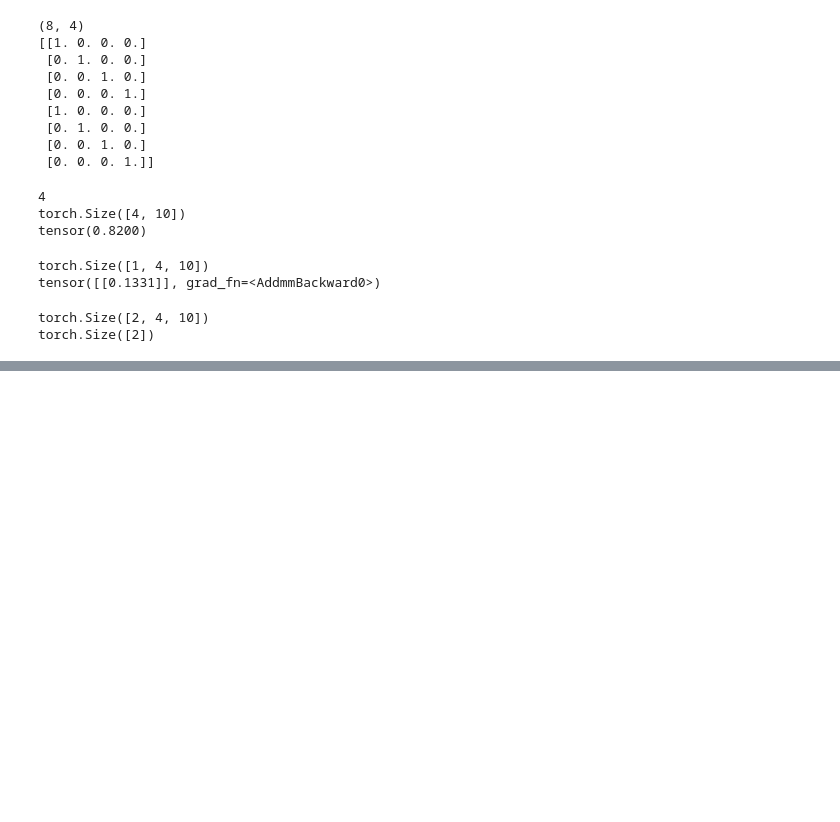
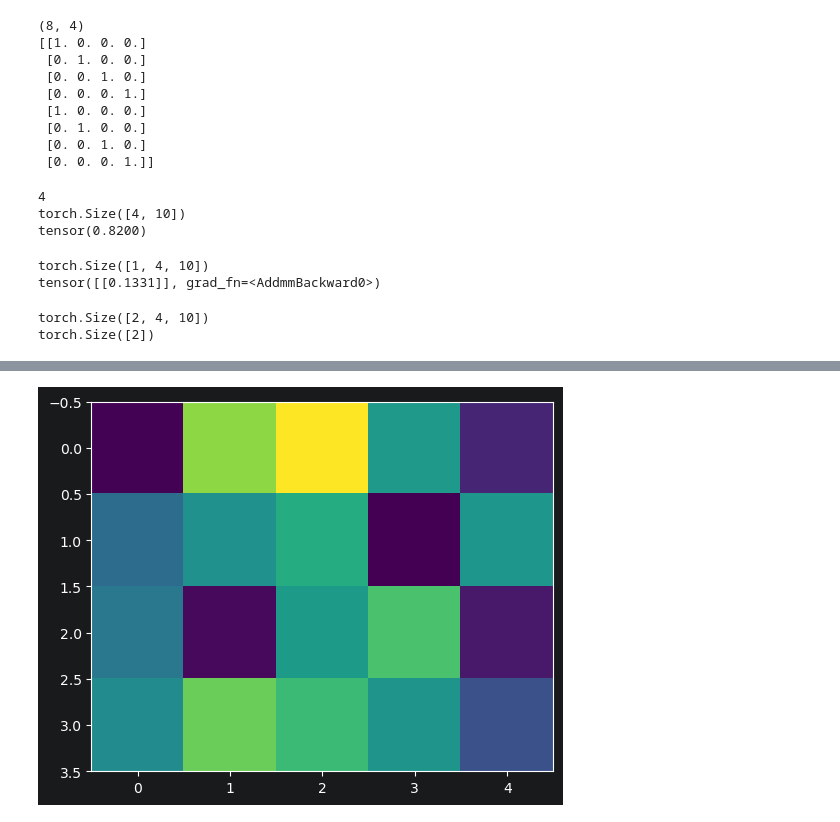
Before and after one commit to huntersair/chromatintune, a Jupyter notebook: notebooks/testing.ipynb, the cells around one changed output, grey strips where cells are left out. Drawn from its saved outputs; the diff is of its cells as text; code cells hidden in the pictures; blank space fills up the shorter version.

```diff
--- a/notebooks/testing.ipynb
+++ b/notebooks/testing.ipynb
@@ -74,0 +180,11 @@ torch.Size([2])
+# %%
+import numpy as np
+import matplotlib.pyplot as plt
+
+test = np.random.rand(4, 5)
+
+plt.imshow(test)
+
+plt.show()
+# %% [output]
+[figure, added]
```
Also changed, not shown: parts of 14 cells of this notebook, 4 other files.
